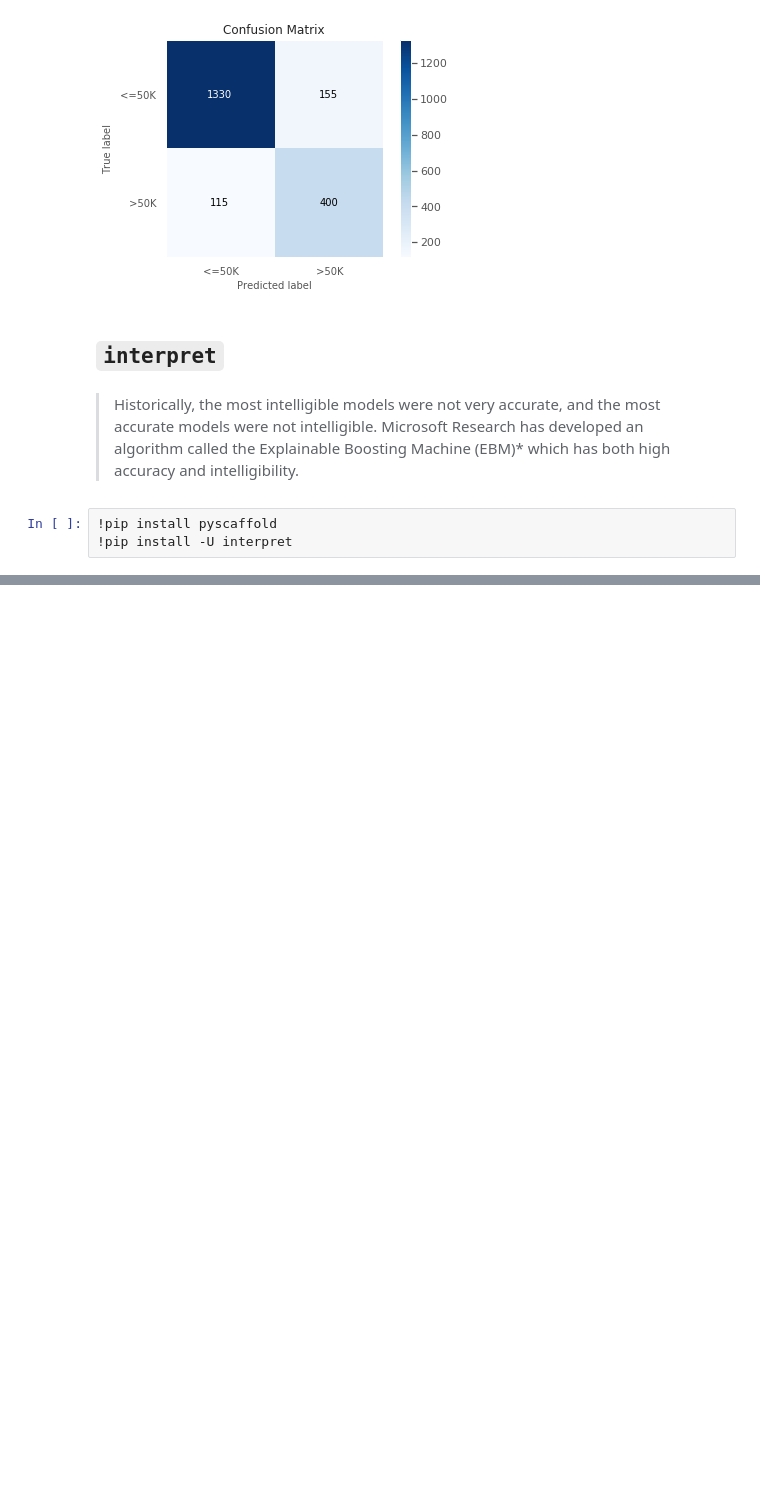
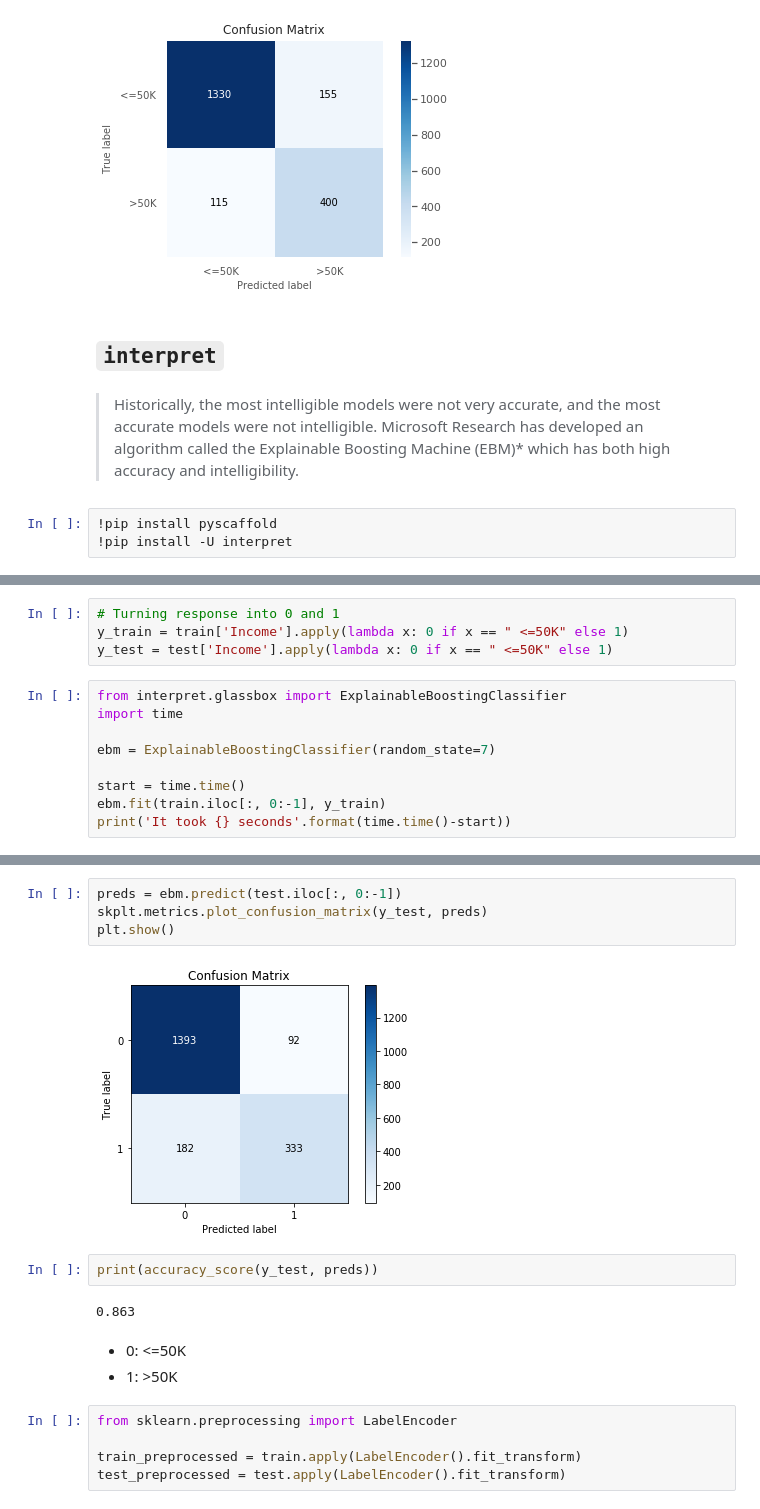
Before and after one commit to sayakpaul/Benchmarking-and-MLI-experiments-on-the-Adult-dataset, a Jupyter notebook: Benchmarking_experiments_on_the_Adult_dataset.ipynb, the cells around one changed output, grey strips where cells are left out. Saved outputs shown, nothing was run; the diff lists cells and outputs as text; blank space fills up the shorter version.

```diff
--- a/Benchmarking_experiments_on_the_Adult_dataset.ipynb
+++ b/Benchmarking_experiments_on_the_Adult_dataset.ipynb
@@ -270,0 +281,13 @@ show(hist)
+# %%
+# Turning response into 0 and 1
+y_train = train['Income'].apply(lambda x: 0 if x == " <=50K" else 1)
+y_test = test['Income'].apply(lambda x: 0 if x == " <=50K" else 1)
+# %%
+from interpret.glassbox import ExplainableBoostingClassifier
+import time
+
+ebm = ExplainableBoostingClassifier(random_state=7)
+
+start = time.time()
+ebm.fit(train.iloc[:, 0:-1], y_train)
+print('It took {} seconds'.format(time.time()-start))
@@ -270,0 +317,18 @@ show(hist)
+# %%
+preds = ebm.predict(test.iloc[:, 0:-1])
+skplt.metrics.plot_confusion_matrix(y_test, preds)
+plt.show()
+# %% [output]
+[figure, added]
+# %%
+print(accuracy_score(y_test, preds))
+# %% [output]
+0.863
+# %% [markdown]
+- 0: <=50K
+- 1: >50K
+# %%
+from sklearn.preprocessing import LabelEncoder
+
+train_preprocessed = train.apply(LabelEncoder().fit_transform)
+test_preprocessed = test.apply(LabelEncoder().fit_transform)
```
Also changed, not shown: parts of 21 cells of this notebook.
